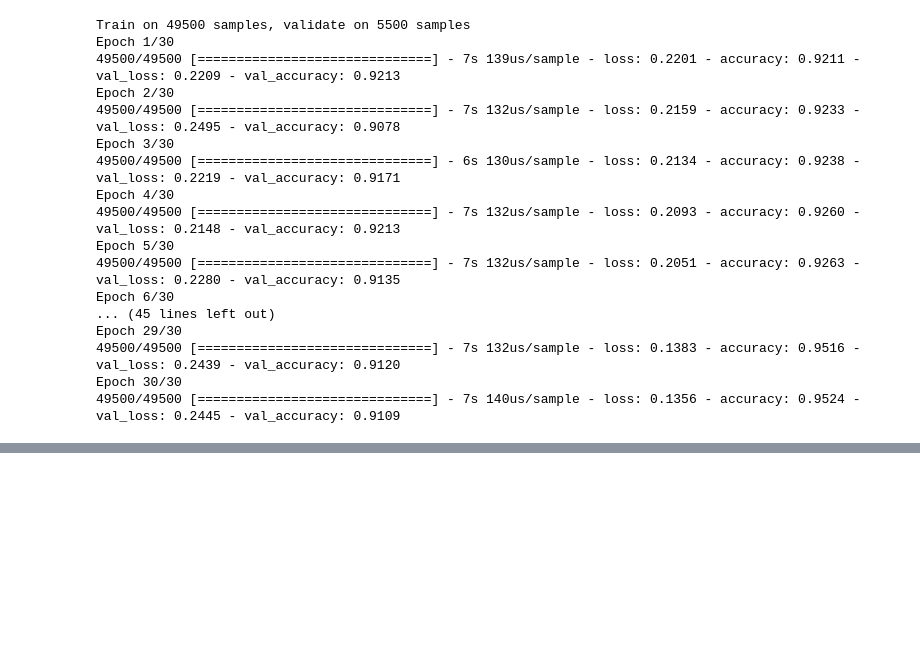
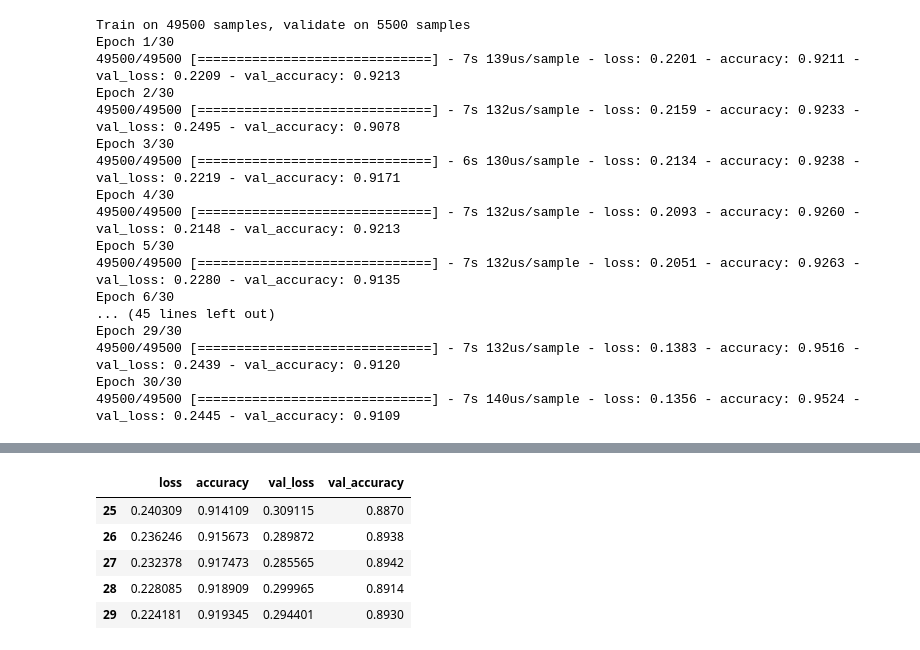
Before and after one commit to dcuoliveira/neural-networks-baby-steps, a Jupyter notebook: src/codes/example2-mlp-keras.ipynb, the cells around one changed output, grey strips where cells are left out. Cells and saved outputs as stored; diff of their text form; code cells hidden in the pictures; blank space fills up the shorter version.

```diff
--- a/src/codes/example2-mlp-keras.ipynb
+++ b/src/codes/example2-mlp-keras.ipynb
@@ -217,0 +213,10 @@ plt.gca().set_ylim(0, 1)
+# %%
+history_df = pd.DataFrame(history.history)
+history_df.tail()
+# %% [output]
+|  | loss | accuracy | val_loss | val_accuracy |
+| 25 | 0.240309 | 0.914109 | 0.309115 | 0.8870 |
+| 26 | 0.236246 | 0.915673 | 0.289872 | 0.8938 |
+| 27 | 0.232378 | 0.917473 | 0.285565 | 0.8942 |
+| 28 | 0.228085 | 0.918909 | 0.299965 | 0.8914 |
+| 29 | 0.224181 | 0.919345 | 0.294401 | 0.8930 |
```
Also changed, not shown: parts of 12 cells of this notebook.
